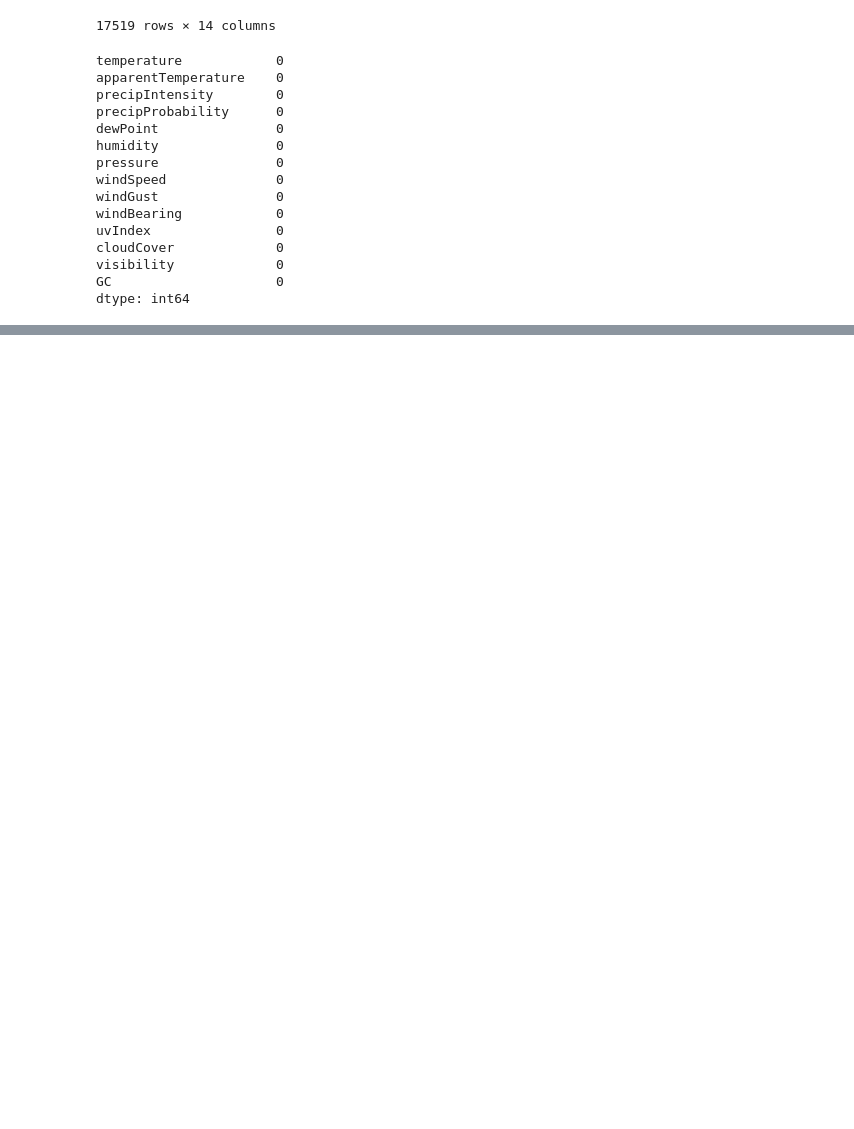
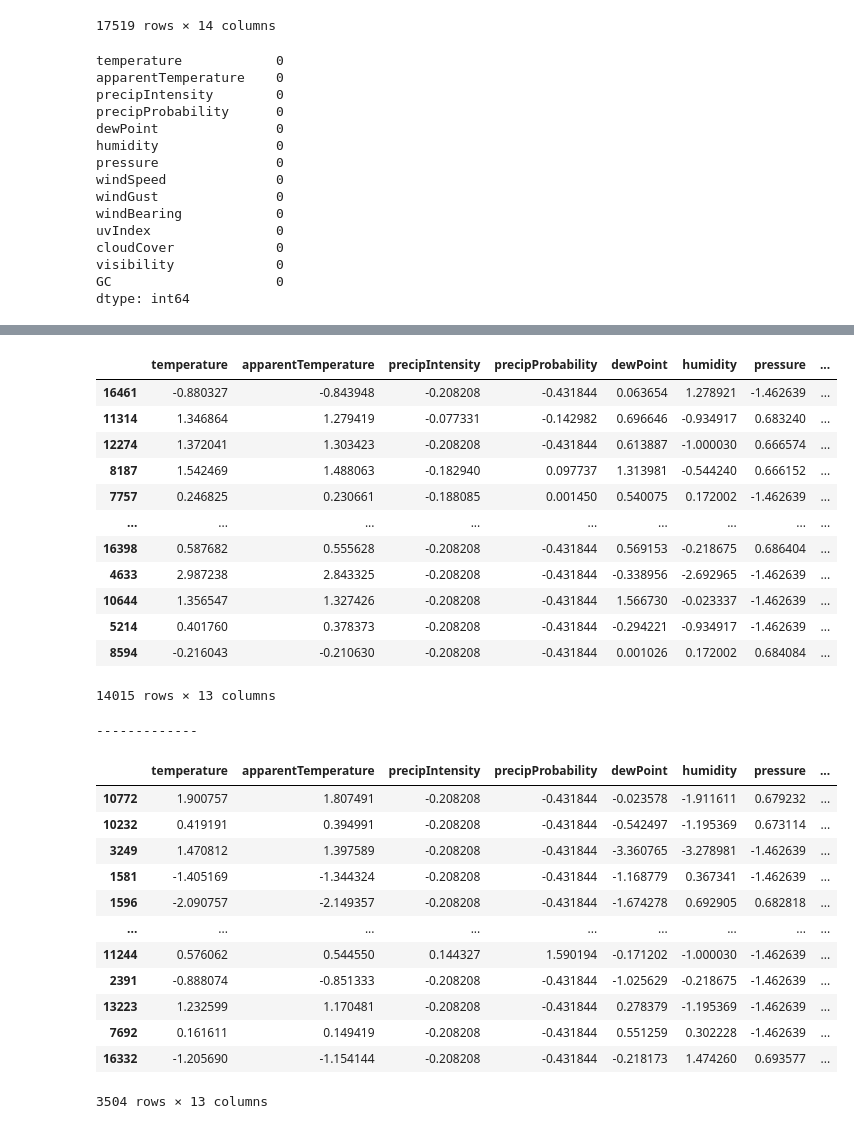
Before and after one commit to baigalmaa-baatar/Predict-energy-consumption, a Jupyter notebook: modeling/time-series ver01.ipynb, the cells around one changed output, grey strips where cells are left out. Cells and saved outputs as stored; diff of their text form; code cells hidden in the pictures; blank space fills up the shorter version.

Commit message:
modeling

```diff
--- a/time-series ver01.ipynb
+++ b/modeling/time-series ver01.ipynb
@@ -113,0 +187,3 @@ dtype: int64
+# %%
+data["date"] = pd.to_datetime(data["date"])
+data["date"]
@@ -113,0 +203,3 @@ dtype: int64
+# %%
+data = data.iloc[:, 1:]
+data.head()
@@ -113,0 +213,8 @@ dtype: int64
+# %%
+# Separate target variable Y from features X
+
+target_name = 'GC'
+
+
+Y = data[target_name]
+X = data.drop(target_name, axis=1)
@@ -113,0 +230,46 @@ dtype: int64
+# %%
+from sklearn.model_selection import train_test_split
+
+X_train, X_test, Y_train, Y_test = train_test_split(X, Y, test_size = 0.2)
+# %%
+# Data normalization
+
+from sklearn.preprocessing import StandardScaler
+sc_x = StandardScaler()
+X_train = pd.DataFrame(sc_x.fit_transform(X_train), columns = X_train.columns, index= X_train.index)
+display(X_train)
+
+#sc_x.fit(X_train)
+#X_train= sc_x.transform(X_train)
+
+print("-------------")
+X_test = pd.DataFrame(sc_x.transform(X_test), columns = X_test.columns, index=X_test.index)
+display(X_test)
+# %% [output]
+|  | temperature | apparentTemperature | precipIntensity | precipProbability | dewPoint | humidity | pressure | ... |
+| 16461 | -0.880327 | -0.843948 | -0.208208 | -0.431844 | 0.063654 | 1.278921 | -1.462639 | ... |
+| 11314 | 1.346864 | 1.279419 | -0.077331 | -0.142982 | 0.696646 | -0.934917 | 0.683240 | ... |
+| 12274 | 1.372041 | 1.303423 | -0.208208 | -0.431844 | 0.613887 | -1.000030 | 0.666574 | ... |
+| 8187 | 1.542469 | 1.488063 | -0.182940 | 0.097737 | 1.313981 | -0.544240 | 0.666152 | ... |
+| 7757 | 0.246825 | 0.230661 | -0.188085 | 0.001450 | 0.540075 | 0.172002 | -1.462639 | ... |
+| ... | ... | ... | ... | ... | ... | ... | ... | ... |
+| 16398 | 0.587682 | 0.555628 | -0.208208 | -0.431844 | 0.569153 | -0.218675 | 0.686404 | ... |
+| 4633 | 2.987238 | 2.843325 | -0.208208 | -0.431844 | -0.338956 | -2.692965 | -1.462639 | ... |
+| 10644 | 1.356547 | 1.327426 | -0.208208 | -0.431844 | 1.566730 | -0.023337 | -1.462639 | ... |
+| 5214 | 0.401760 | 0.378373 | -0.208208 | -0.431844 | -0.294221 | -0.934917 | -1.462639 | ... |
+| 8594 | -0.216043 | -0.210630 | -0.208208 | -0.431844 | 0.001026 | 0.172002 | 0.684084 | ... |
+14015 rows × 13 columns
+-------------
+|  | temperature | apparentTemperature | precipIntensity | precipProbability | dewPoint | humidity | pressure | ... |
+| 10772 | 1.900757 | 1.807491 | -0.208208 | -0.431844 | -0.023578 | -1.911611 | 0.679232 | ... |
+| 10232 | 0.419191 | 0.394991 | -0.208208 | -0.431844 | -0.542497 | -1.195369 | 0.673114 | ... |
+| 3249 | 1.470812 | 1.397589 | -0.208208 | -0.431844 | -3.360765 | -3.278981 | -1.462639 | ... |
+| 1581 | -1.405169 | -1.344324 | -0.208208 | -0.431844 | -1.168779 | 0.367341 | -1.462639 | ... |
+| 1596 | -2.090757 | -2.149357 | -0.208208 | -0.431844 | -1.674278 | 0.692905 | 0.682818 | ... |
+| ... | ... | ... | ... | ... | ... | ... | ... | ... |
+| 11244 | 0.576062 | 0.544550 | 0.144327 | 1.590194 | -0.171202 | -1.000030 | -1.462639 | ... |
+| 2391 | -0.888074 | -0.851333 | -0.208208 | -0.431844 | -1.025629 | -0.218675 | -1.462639 | ... |
+| 13223 | 1.232599 | 1.170481 | -0.208208 | -0.431844 | 0.278379 | -1.195369 | -1.462639 | ... |
+| 7692 | 0.161611 | 0.149419 | -0.208208 | -0.431844 | 0.551259 | 0.302228 | -1.462639 | ... |
+| 16332 | -1.205690 | -1.154144 | -0.208208 | -0.431844 | -0.218173 | 1.474260 | 0.693577 | ... |
+3504 rows × 13 columns
```
Also changed, not shown: parts of 18 cells of this notebook, 1 other file.
